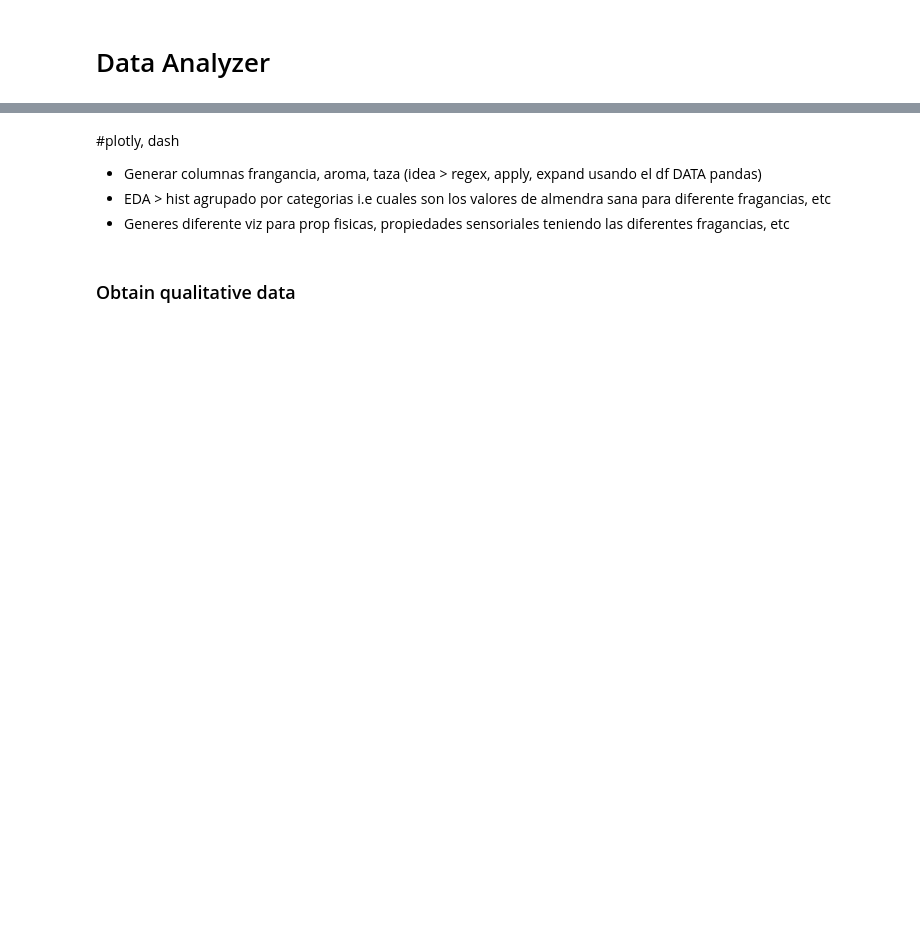
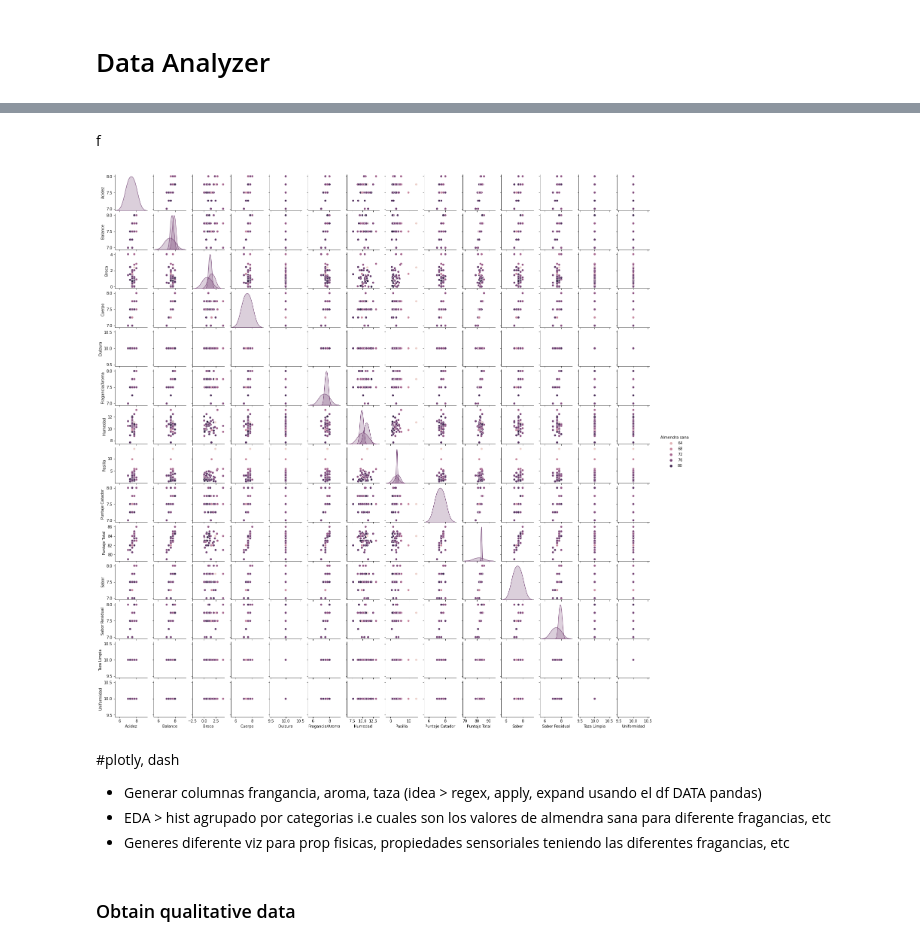
Before and after one commit to SRam3/Coffee_flavors_analyzer, a Jupyter notebook: Data Analyzer.ipynb, the cells around one changed output, grey strips where cells are left out. Saved outputs shown, nothing was run; the diff lists cells and outputs as text; code cells hidden in the pictures; blank space fills up the shorter version.

```diff
--- a/Data Analyzer.ipynb
+++ b/Data Analyzer.ipynb
@@ -58,3 +74,9 @@ characteristics_histogram_distributions()
+# %% [markdown]
+f
+# %%
+correlation = sns.pairplot(DATA, hue="Almendra sana", height=1.5)
+# %% [output]
+[figure, added]
 # %%
 #DATA.groupby(['fragancia_cualitativa']).mean().to_frame().hist(figsize=(20,20))
 # %% [markdown]
```
Also changed, not shown: parts of 10 cells of this notebook, 1 other file.
